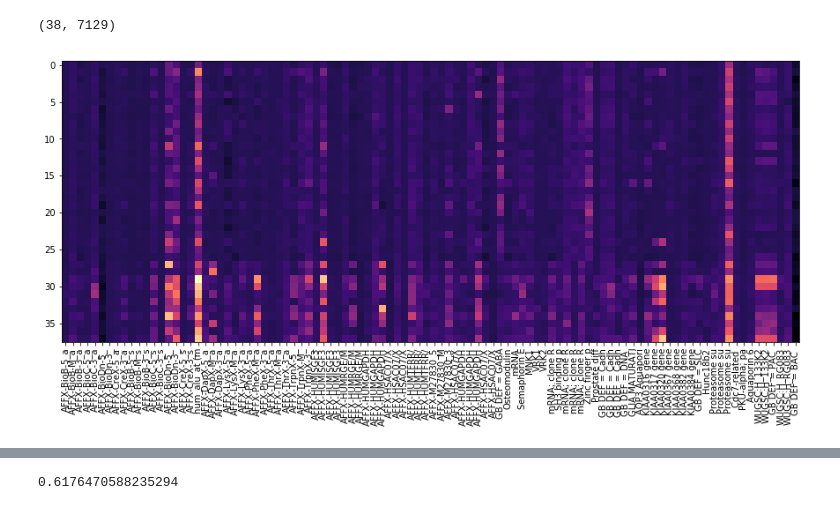
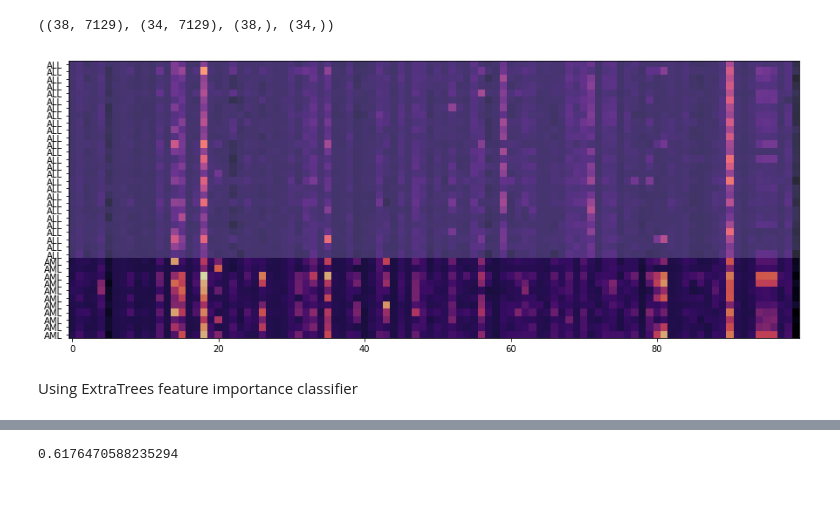
Before and after one commit to darthdeus/bioinf-project, a Jupyter notebook: Gene.ipynb, the cells around one changed output, grey strips where cells are left out. Saved outputs shown, nothing was run; the diff lists cells and outputs as text; code cells hidden in the pictures.

Commit message:
Cleanup plots & minor fixes

```diff
--- a/Gene.ipynb
+++ b/Gene.ipynb
@@ -52,4 +39,0 @@ X_test = (test.drop(["Gene Description", "Gene Accession Number"], axis=1)
-# %%
-X.shape
-# %% [output]
-(38, 7129)
@@ -64,15 +40,32 @@ descriptions = np.array(list(map(lambda x: x[:13], train["Gene Description"])))
-# %%
-num = 100
-
-X_sel = feature_selection.SelectKBest(k=num).fit_transform(X, y)
-X_sel.shape
-
-plt.figure(figsize=(15,10))
-plt.xticks(range(num), descriptions[:num], rotation="vertical")
-plt.imshow(X_sel, cmap="magma")
-plt.show()
-# %% [output]
-[figure, removed]
+# %%
+X.shape, X_test.shape, y.shape, y_test.shape
+# %% [output]
+((38, 7129), (34, 7129), (38,), (34,))
+# %%
+def plot(idx, xticks=False):
+    plt.figure(figsize=(15,10))
+
+    if xticks:
+        plt.xticks(range(len(idx)), descriptions[idx], rotation="vertical")
+
+    plt.yticks(range(len(X)), labels)
+    plt.imshow(X[:,idx], cmap="magma")
+
+    mask = np.ones_like(X)
+    mask[(encoded_labels == 1)[:X.shape[0]], :] = 0
+    plt.imshow(mask[:,:len(idx)], alpha=0.15, cmap="gray")
+# %%
+num = 100
+
+kbest = feature_selection.SelectKBest(k=num)
+X_sel = kbest.fit_transform(X, y)
+X_sel.shape
+
+plot(kbest.get_support(True))
+# %% [output]
+[figure, added]
+# %% [markdown]
+Using ExtraTrees feature importance classifier
 # %%
 cls = ensemble.ExtraTreesClassifier(n_estimators=500)
 cls.fit(X, y)
```
Also changed, not shown: parts of 35 cells of this notebook.
